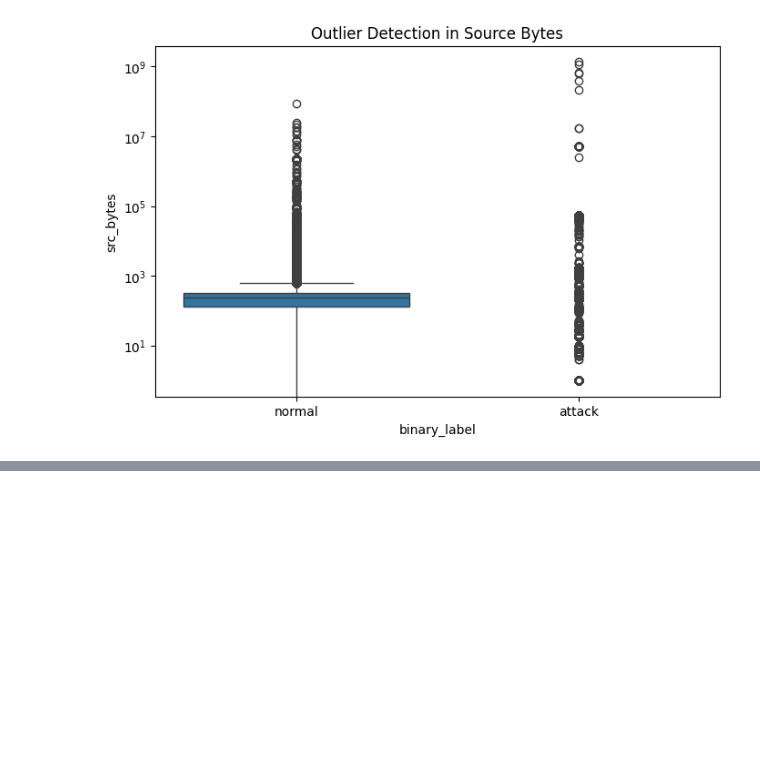
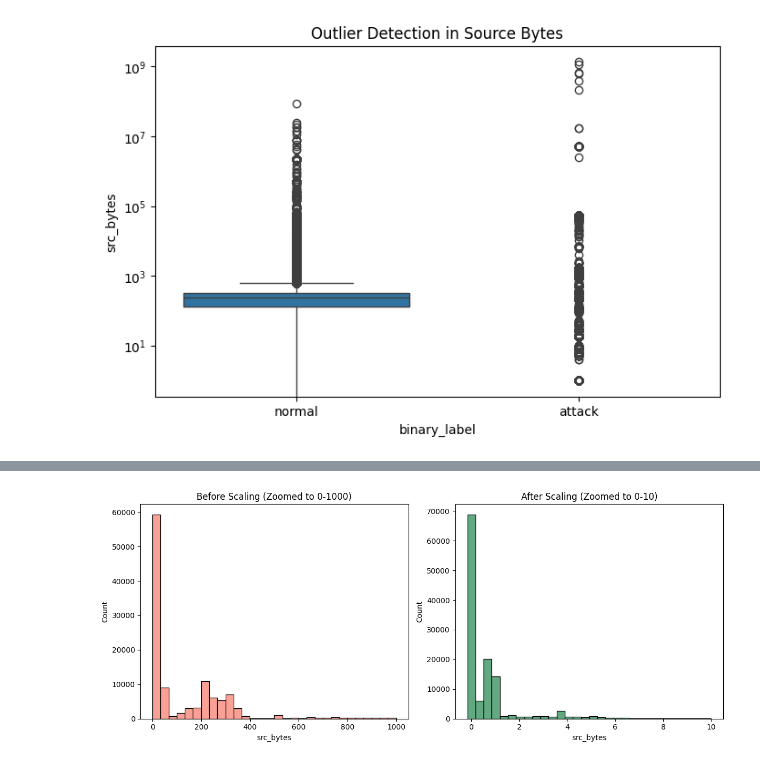
Before and after one commit to masrie03/Applied-Machine-Learning-Project-Assignment, a Jupyter notebook: intrusionDetection.ipynb, the cells around one changed output, grey strips where cells are left out. Drawn from its saved outputs; the diff is of its cells as text; code cells hidden in the pictures; blank space fills up the shorter version.

```diff
--- a/intrusionDetection.ipynb
+++ b/intrusionDetection.ipynb
@@ -177,0 +272,16 @@ plt.show()
+# %%
+plt.figure(figsize=(12, 5))
+
+# Filter data to only see the 'normal' range (0 to 1000)
+plt.subplot(1, 2, 1)
+sns.histplot(train_df[train_df['src_bytes'] < 1000]['src_bytes'], bins=30, color='salmon')
+plt.title("Before Scaling (Zoomed to 0-1000)")
+
+plt.subplot(1, 2, 2)
+sns.histplot(X_scaled_df[X_scaled_df['src_bytes'] < 10]['src_bytes'], bins=30, color='seagreen')
+plt.title("After Scaling (Zoomed to 0-10)")
+
+plt.tight_layout()
+plt.show()
+# %% [output]
+[figure, added]
```
Also changed, not shown: parts of 4 cells of this notebook.
